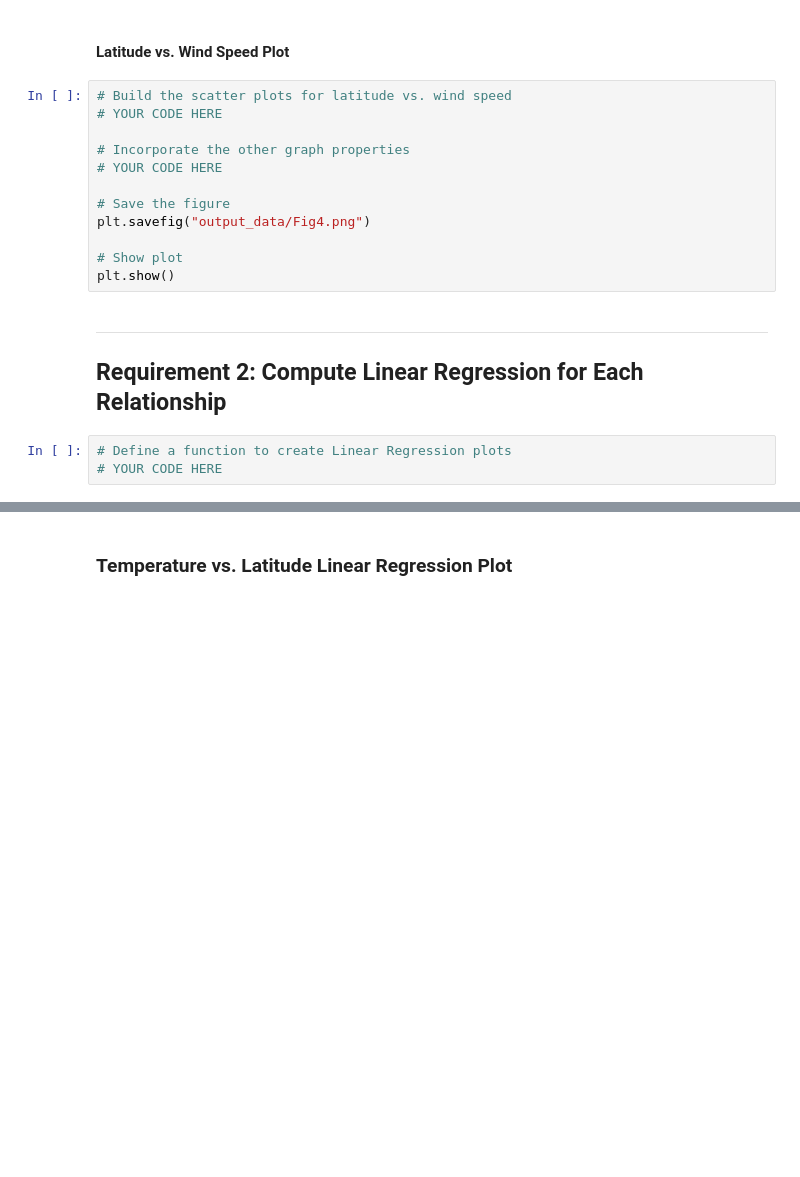
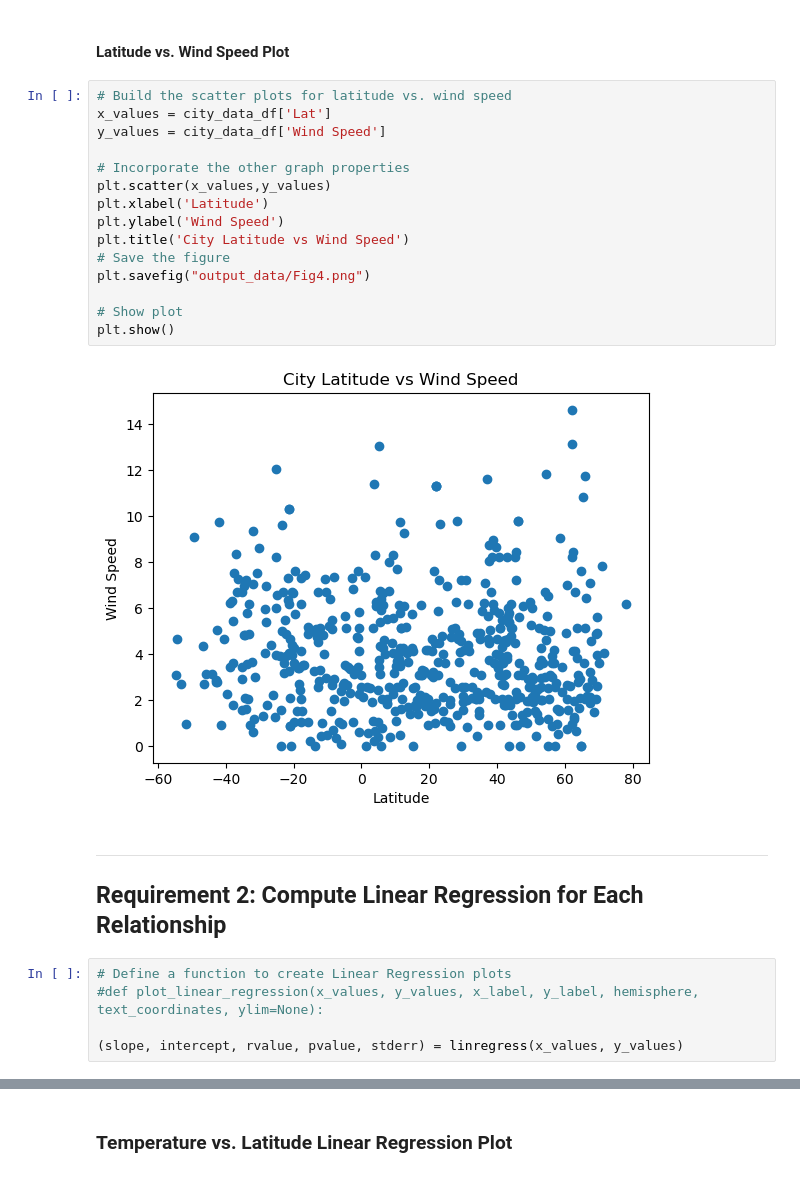
Before and after one commit to rosamp1/python-api-challenge, a Jupyter notebook: WeatherPy/WeatherPy.ipynb, the cells around one changed output, grey strips where cells are left out. Drawn from its saved outputs; the diff is of its cells as text; blank space fills up the shorter version.

```diff
--- a/WeatherPy/WeatherPy.ipynb
+++ b/WeatherPy/WeatherPy.ipynb
@@ -223,22 +265,29 @@ plt.show()
 #### Latitude vs. Wind Speed Plot
 # %%
 # Build the scatter plots for latitude vs. wind speed
-# YOUR CODE HERE
+x_values = city_data_df['Lat']
+y_values = city_data_df['Wind Speed']
 
 # Incorporate the other graph properties
-# YOUR CODE HERE
-
+plt.scatter(x_values,y_values)
+plt.xlabel('Latitude')
+plt.ylabel('Wind Speed')
+plt.title('City Latitude vs Wind Speed')
 # Save the figure
 plt.savefig("output_data/Fig4.png")
 
 # Show plot
 plt.show()
+# %% [output]
+[figure, added]
 # %% [markdown]
 ---
 
 ## Requirement 2: Compute Linear Regression for Each Relationship
 # %%
 # Define a function to create Linear Regression plots
-# YOUR CODE HERE
+#def plot_linear_regression(x_values, y_values, x_label, y_label, hemisphere, text_coordinates, ylim=None):
+
+(slope, intercept, rvalue, pvalue, stderr) = linregress(x_values, y_values)
 # %%
 # Create a DataFrame with the Northern Hemisphere data (Latitude >= 0)
```
Also changed, not shown: parts of 15 cells of this notebook, 5 other files.
